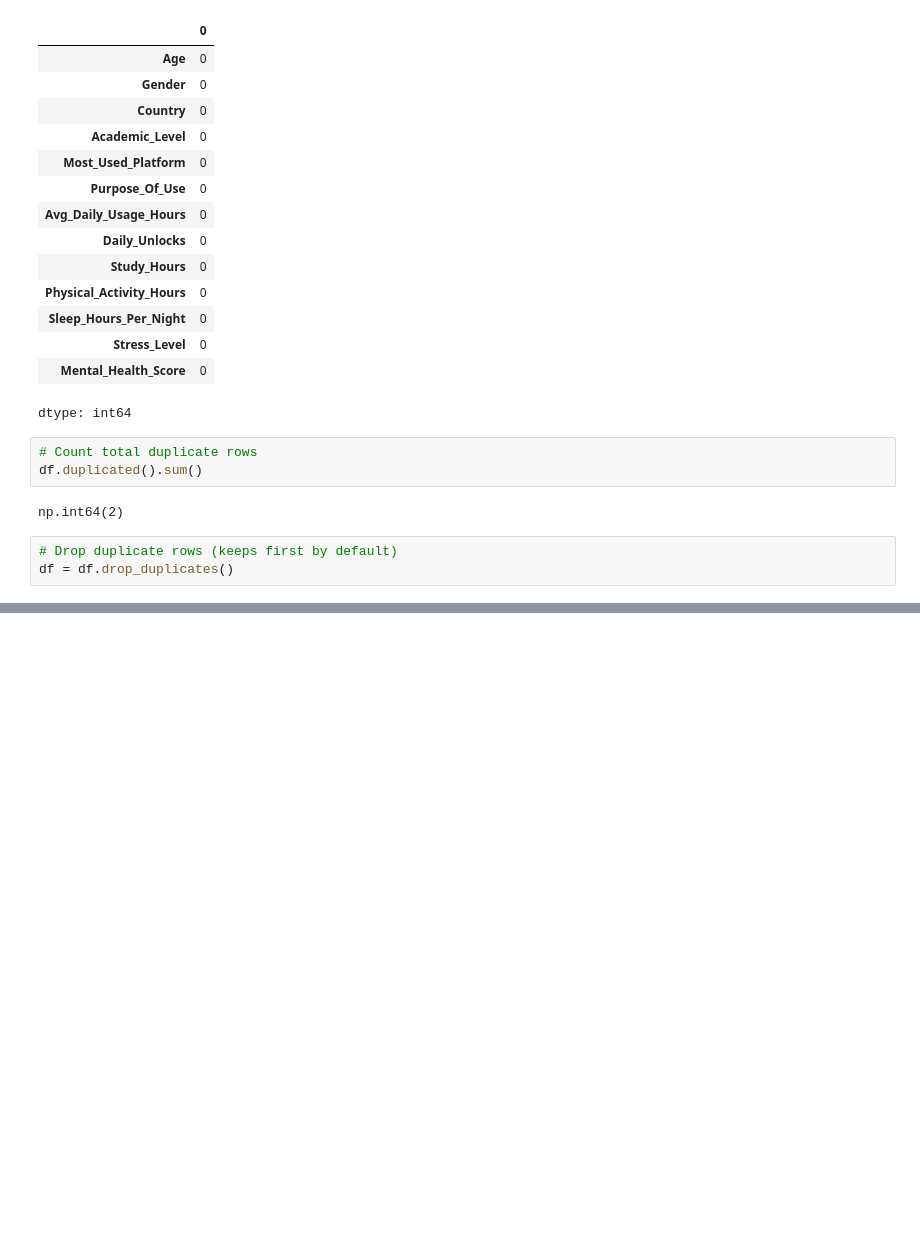
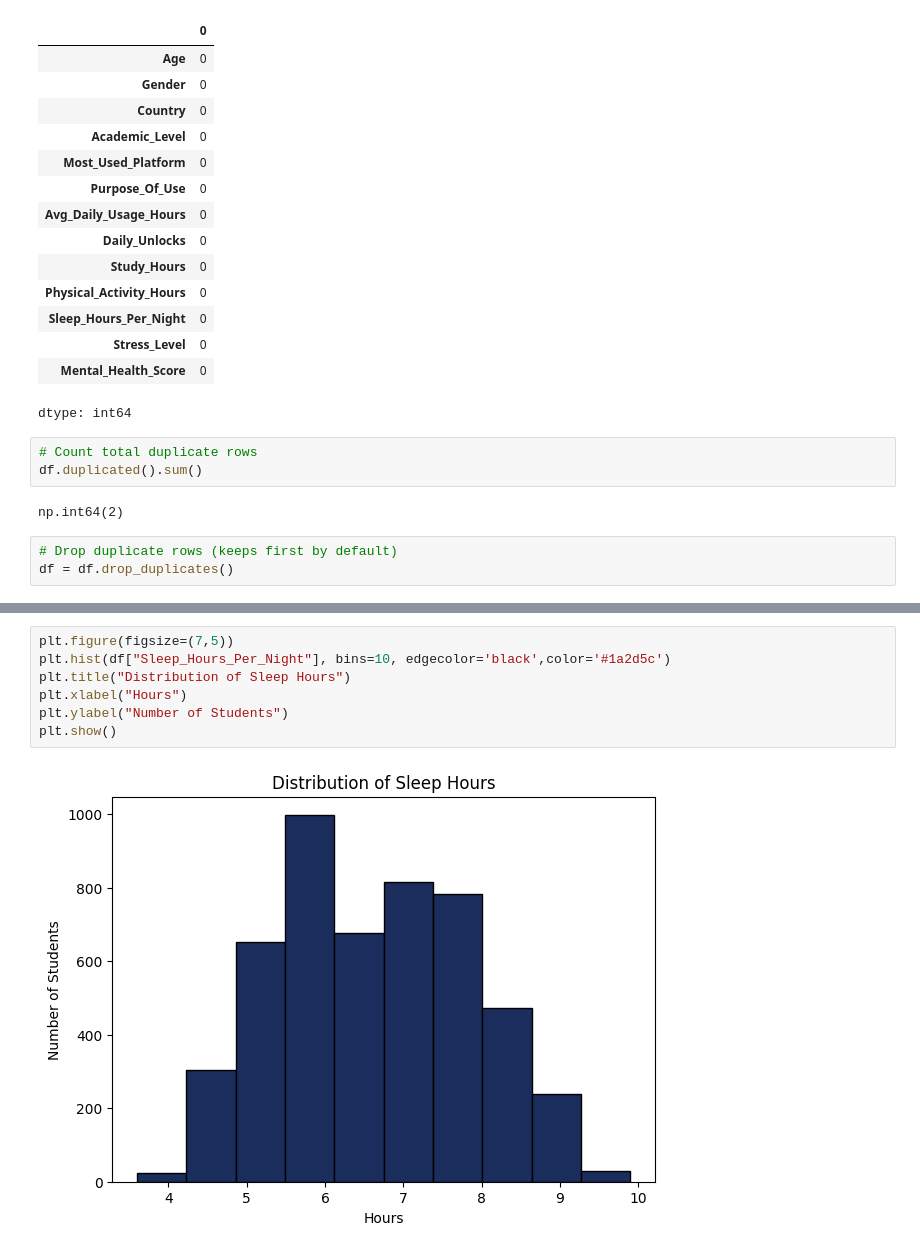
Before and after one commit to cse2023210012-prog/Student-Social-Media-And-Mental-Health-Impact-training-, a Jupyter notebook: Student_Social_Media_And_Mental_Health_Impact.ipynb, the cells around one changed output, grey strips where cells are left out. Drawn from its saved outputs; the diff is of its cells as text; blank space fills up the shorter version.

```diff
--- a/Student_Social_Media_And_Mental_Health_Impact.ipynb
+++ b/Student_Social_Media_And_Mental_Health_Impact.ipynb
@@ -69,0 +165,9 @@ df_clean = df[
+# %%
+plt.figure(figsize=(7,5))
+plt.hist(df["Sleep_Hours_Per_Night"], bins=10, edgecolor='black',color='#1a2d5c')
+plt.title("Distribution of Sleep Hours")
+plt.xlabel("Hours")
+plt.ylabel("Number of Students")
+plt.show()
+# %% [output]
+[figure, added]
```
Also changed, not shown: parts of 23 cells of this notebook.
